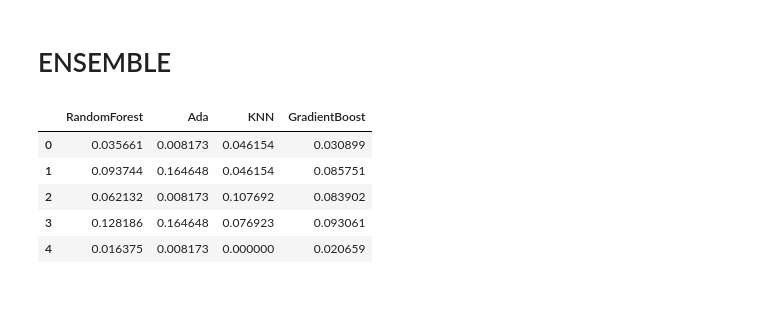
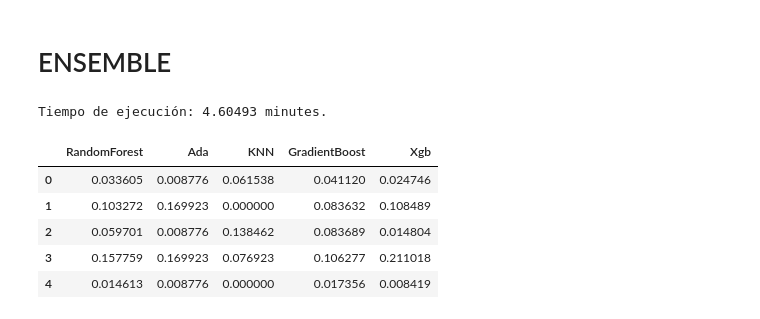
Before and after one commit to FrancoChoque/TP2Datos, a Jupyter notebook: machine_learning.ipynb, the cells around one changed output. Cells and saved outputs as stored; diff of their text form; code cells hidden in the pictures.

```diff
--- a/machine_learning.ipynb
+++ b/machine_learning.ipynb
@@ -1493,0 +1493,13 @@ print ("Tiempo de ejecución: %0.5f seconds." % tf)
+# %%
+params_optimos_rf = {'n_estimators':50, 'max_features':'sqrt', 'max_depth':5, 'min_samples_split':2,\
+                     'min_samples_leaf':2, 'bootstrap':True, 'oob_score':True, 'warm_start':True}
+param_grid = {
+    'base_estimator__max_depth' : [1, 2, 3, 4, 5],
+    'max_samples' : [0.05, 0.1, 0.2, 0.5]
+}
+
+clf = GridSearchCV(BaggingRegressor(RandomForestRegressor(**params_optimos_rf),
+                                     n_estimators = 100, max_features = 0.5),
+                   param_grid, scoring = 'roc_auc')
+
+clf.fit(x_train,y_train)
@@ -1493,0 +1518,4 @@ print ("Tiempo de ejecución: %0.5f seconds." % tf)
+# %%
+clf.best_estimator_.fit(x_train,y_train)
+y_pred = clf.best_estimator_.predict(x_test)
+roc_auc_score(y_test,y_pred)
@@ -1497,10 +1527,17 @@ print ("Tiempo de ejecución: %0.5f seconds." % tf)
 t0 = time()
 
 # Parámetros óptimos
-params_optimos_bag_dt = {'base_estimator':DecisionTreeRegressor(**params_optimos_dt), 'n_estimators':10, 'bootstrap':True,\
+params_optimos_bag_dt = {'base_estimator':RandomForestRegressor(**params_optimos_rf), 'n_estimators':10, 'bootstrap':True,\
                          'bootstrap_features':True, 'oob_score':True, 'warm_start':False}
 
 # Creamos el bagging
+
+
+# Parámetros óptimos
+params_optimos_rf = {'n_estimators':50, 'max_features':'sqrt', 'max_depth':5, 'min_samples_split':2,\
+                     'min_samples_leaf':2, 'bootstrap':True, 'oob_score':True, 'warm_start':True}
+
+
 bagging = BaggingRegressor(**params_optimos_bag_dt)
 
 # Lo entrenamos con nuestro set de entrenamiento
@@ -1720,24 +1753,31 @@ def get_oof(clf, x_train, y_train, x_test):
     oof_test[:] = oof_test_skf.mean(axis=0)
     return oof_train.reshape(-1, 1), oof_test.reshape(-1, 1)
 # %%
-ada_oof_train, ada_oof_test = get_oof(ada_boost, x, y, np.array(test[features])) # XGB
-rf_oof_train, rf_oof_test = get_oof(random_forest,x, y, np.array(test[features])) # Random Forest
-knn_oof_train, knn_oof_test = get_oof(knn, x, y, np.array(test[features])) # KNN
-gb_oof_train, gb_oof_test = get_oof(gra_boost,x, y, np.array(test[features])) # Gradient Boost
+t0 = time()
+ada_oof_train, ada_oof_test = get_oof(ada_boost, x, y, x_test_final) # Ada
+rf_oof_train, rf_oof_test = get_oof(random_forest,x, y, x_test_final) # Random Forest
+knn_oof_train, knn_oof_test = get_oof(knn, x, y, x_test_final) # KNN
+gb_oof_train, gb_oof_test = get_oof(gra_boost,x, y, x_test_final) # Gradient Boost
+xgb_oof_train, xgb_oof_test = get_oof(xgb, x, y, x_test_final) # XGB
+tf = (time() - t0)/60
+print("Tiempo de ejecución: %0.5f minutes." % tf)
+# %% [output]
+Tiempo de ejecución: 4.60493 minutes.
 # %%
 base_predictions_train = pd.DataFrame( {'RandomForest': rf_oof_train.ravel(),
      'Ada': ada_oof_train.ravel(),
      'KNN': knn_oof_train.ravel(),
-      'GradientBoost': gb_oof_train.ravel()
+      'GradientBoost': gb_oof_train.ravel(),
+        'Xgb' : xgb_oof_train.ravel()
     })
 base_predictions_train.head()
 # %% [output]
-|  | RandomForest | Ada | KNN | GradientBoost |
-| 0 | 0.035661 | 0.008173 | 0.046154 | 0.030899 |
-| 1 | 0.093744 | 0.164648 | 0.046154 | 0.085751 |
-| 2 | 0.062132 | 0.008173 | 0.107692 | 0.083902 |
-| 3 | 0.128186 | 0.164648 | 0.076923 | 0.093061 |
-| 4 | 0.016375 | 0.008173 | 0.000000 | 0.020659 |
+|  | RandomForest | Ada | KNN | GradientBoost | Xgb |
+| 0 | 0.033605 | 0.008776 | 0.061538 | 0.041120 | 0.024746 |
+| 1 | 0.103272 | 0.169923 | 0.000000 | 0.083632 | 0.108489 |
+| 2 | 0.059701 | 0.008776 | 0.138462 | 0.083689 | 0.014804 |
+| 3 | 0.157759 | 0.169923 | 0.076923 | 0.106277 | 0.211018 |
+| 4 | 0.014613 | 0.008776 | 0.000000 | 0.017356 | 0.008419 |
 # %%
 import plotly.graph_objs as go
 import plotly.offline as py
```
Also changed, not shown: parts of 26 cells of this notebook, 1 other file.
